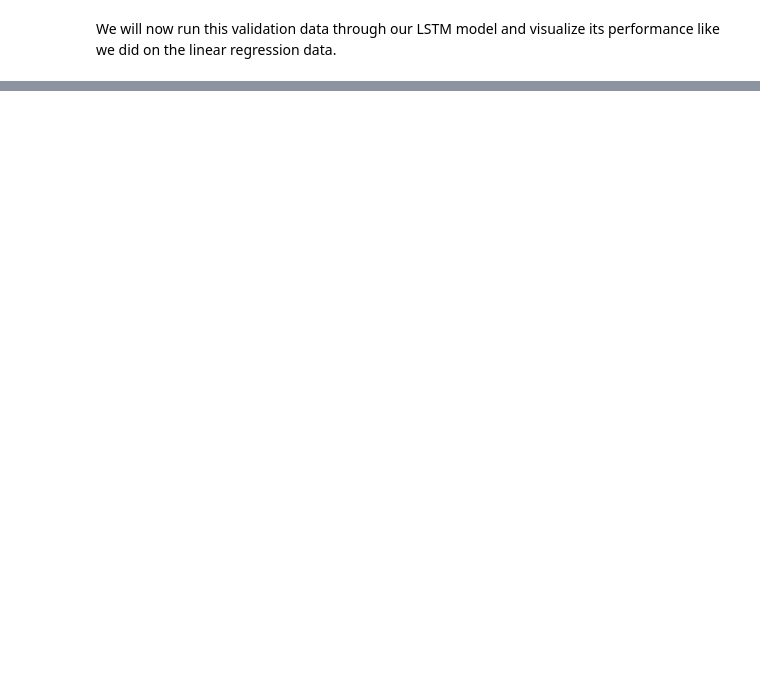
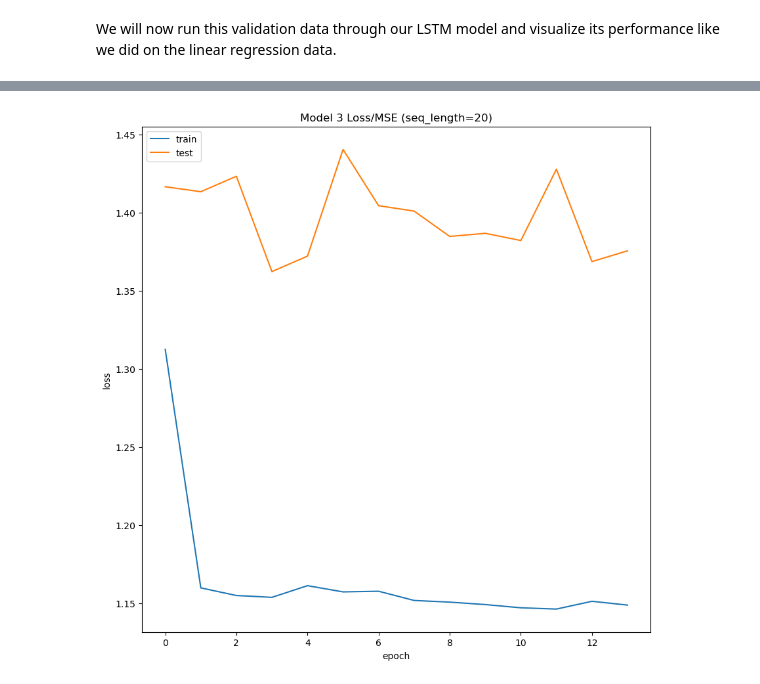
Before and after one commit to Fenn3963/Assignment-4.1-LSTM-Predictor-Models, a Jupyter notebook: LSTM Regression Assignment.ipynb, the cells around one changed output, grey strips where cells are left out. Cells and saved outputs as stored; diff of their text form; code cells hidden in the pictures; blank space fills up the shorter version.

```diff
--- a/LSTM Regression Assignment.ipynb
+++ b/LSTM Regression Assignment.ipynb
@@ -186,10 +227,21 @@ val_labs = []
 
 #create list of GAP readings starting with a minimum of two readings
 
+for i in range(1, len(val_df) - ph):
+    # Get sequence starting from at least 2 readings, up to seq_length readings
+    start_idx = max(0, i - seq_length + 1)
+    val_seq = val_df[feat_cols].iloc[start_idx:i+1].values
+
+    # Get the label at the predictive horizon
+    if i + ph < len(val_df):
+        label = val_df[feat_cols].iloc[i + ph].values[0]
+        val_arrays.append(val_seq)
+        val_labs.append(label)
+
 
 # use the pad_sequences function on your input sequences
 # remember that we will later want our datatype to be np.float32
-val_arrays =
+val_arrays = pad_sequences(val_arrays, maxlen=seq_length, padding = "pre", dtype="float32")
 
 #convert labels to numpy arrays and floats to appease keras/tensorflow
 val_labs = np.array(val_labs, dtype = object).astype(np.float32)
@@ -241,0 +438,68 @@ A:
+# %%
+# Optimization Model 3: Same as Model 1 but with seq_length=20
+
+seq_length_v3 = 20
+ph_v3 = 5
+
+feat_cols_v3 = ['Global_active_power']
+
+# Build training sequences with shorter sequence length
+seq_arrays_v3 = []
+seq_labs_v3 = []
+
+for i in range(len(train_df) - seq_length_v3 - ph_v3):
+    input_seq = train_df[feat_cols_v3].iloc[i:i + seq_length_v3].values
+    output_idx = i + seq_length_v3 + ph_v3 - 1
+    output_val = train_df['Global_active_power'].iloc[output_idx]
+    seq_arrays_v3.append(input_seq)
+    seq_labs_v3.append(output_val)
+
+seq_arrays_v3 = np.array(seq_arrays_v3, dtype=object).astype(np.float32)
+seq_labs_v3 = np.array(seq_labs_v3, dtype=object).astype(np.float32)
+
+print(f"Model 3 training sequences shape: {seq_arrays_v3.shape}")
+
+# Build Model 3 - same architecture as Model 1 but with seq_length=20
+model_path_v3 = 'LSTM_model3.keras'
+
+nb_features_v3 = len(feat_cols_v3)
+
+model_v3 = Sequential()
+
+model_v3.add(LSTM(
+         input_shape=(seq_length_v3, nb_features_v3),
+         units=50,
+         return_sequences=True))
+model_v3.add(Dropout(0.2))
+
+model_v3.add(LSTM(
+          units=50,
+          return_sequences=False))
+model_v3.add(Dropout(0.2))
+model_v3.add(Dense(units=1))
+model_v3.add(Activation('linear'))
+
+optimizer_v3 = keras.optimizers.Adam(learning_rate=0.01)
+model_v3.compile(loss='mean_squared_error', optimizer=optimizer_v3, metrics=['mse'])
+
+print(model_v3.summary())
+
+# Train Model 3
+history_v3 = model_v3.fit(seq_arrays_v3, seq_labs_v3, epochs=100, batch_size=500, validation_split=0.05, verbose=2,
+          callbacks=[keras.callbacks.EarlyStopping(monitor='val_loss', min_delta=0, patience=10, verbose=0, mode='min'),
+                     keras.callbacks.ModelCheckpoint(model_path_v3, monitor='val_loss', save_best_only=True, mode='min', verbose=0)]
+          )
+
+print(history_v3.history.keys())
+
+# Plot Model 3 loss curves
+fig_loss_v3 = plt.figure(figsize=(10, 10))
+plt.plot(history_v3.history['loss'])
+plt.plot(history_v3.history['val_loss'])
+plt.title('Model 3 Loss/MSE (seq_length=20)')
+plt.ylabel('loss')
+plt.xlabel('epoch')
+plt.legend(['train', 'test'], loc='upper left')
+plt.show()
+fig_loss_v3.savefig("LSTM_loss_model3.png")
+# %% [output]
@@ -242 +543,2 @@ A:
+[figure, added]
 # %%
```
Also changed, not shown: parts of 12 cells of this notebook, 7 other files.
